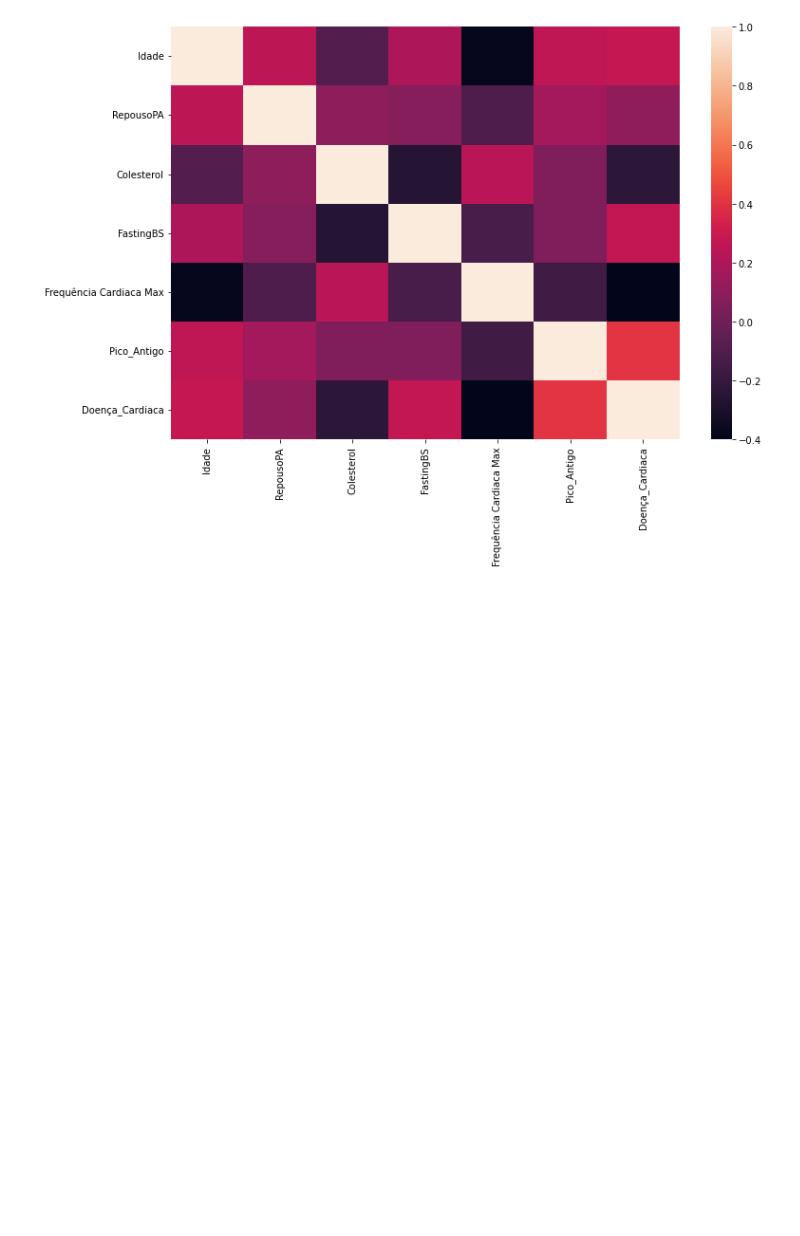
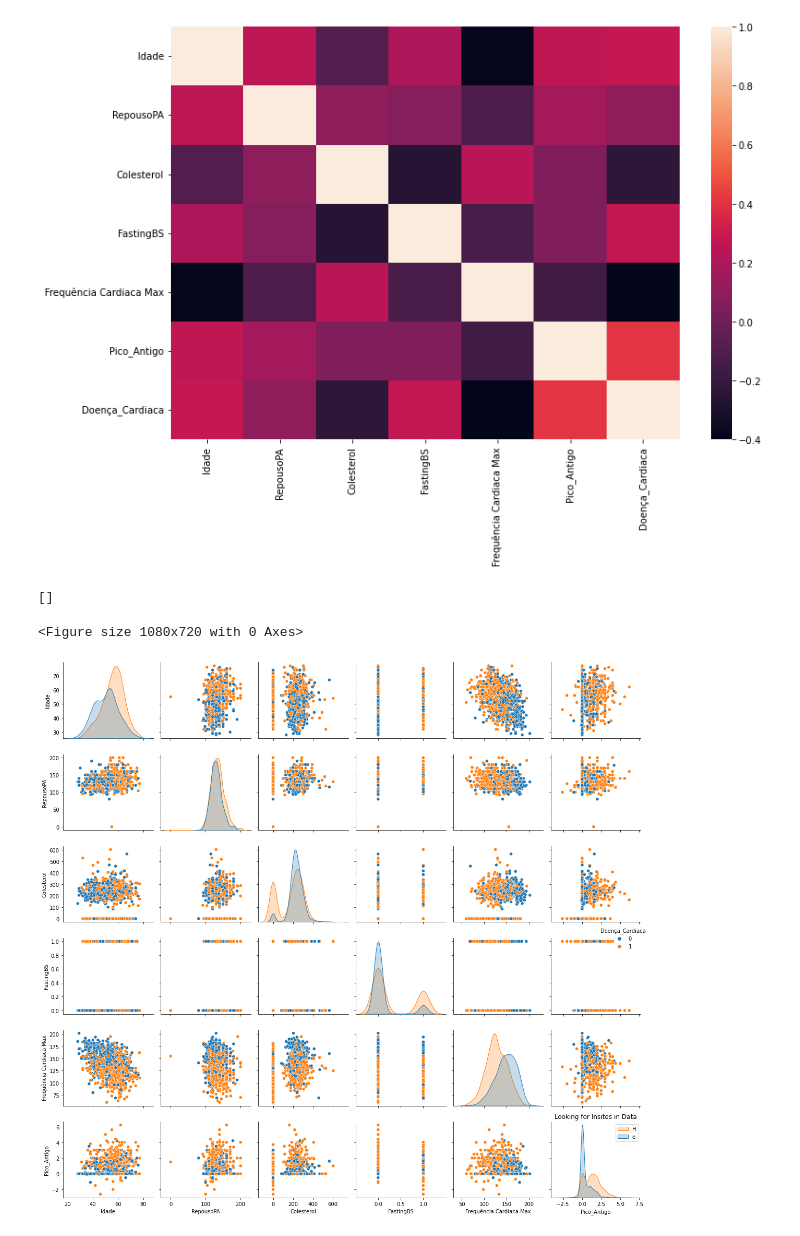
Before and after one commit to patrickpiccini/heart-failure-prediction, a Jupyter notebook: heart_failure_prediction.ipynb, the cells around one changed output. Cells and saved outputs as stored; diff of their text form; code cells hidden in the pictures; blank space fills up the shorter version.

```diff
--- a/heart_failure_prediction.ipynb
+++ b/heart_failure_prediction.ipynb
@@ -168,3 +168,14 @@ sns.heatmap(heart_df.corr())
 plt.show()
 # %% [output]
 [figure]
+# %%
+plt.figure(figsize=(15,10))
+sns.pairplot(heart_df,hue="Doença_Cardiaca")
+plt.title("Looking for Insites in Data")
+plt.legend("HeartDisease")
+plt.tight_layout()
+plt.plot()
+# %% [output]
+[]
+<Figure size 1080x720 with 0 Axes>
+[figure, added]
```
Also changed, not shown: parts of 1 cell of this notebook.
